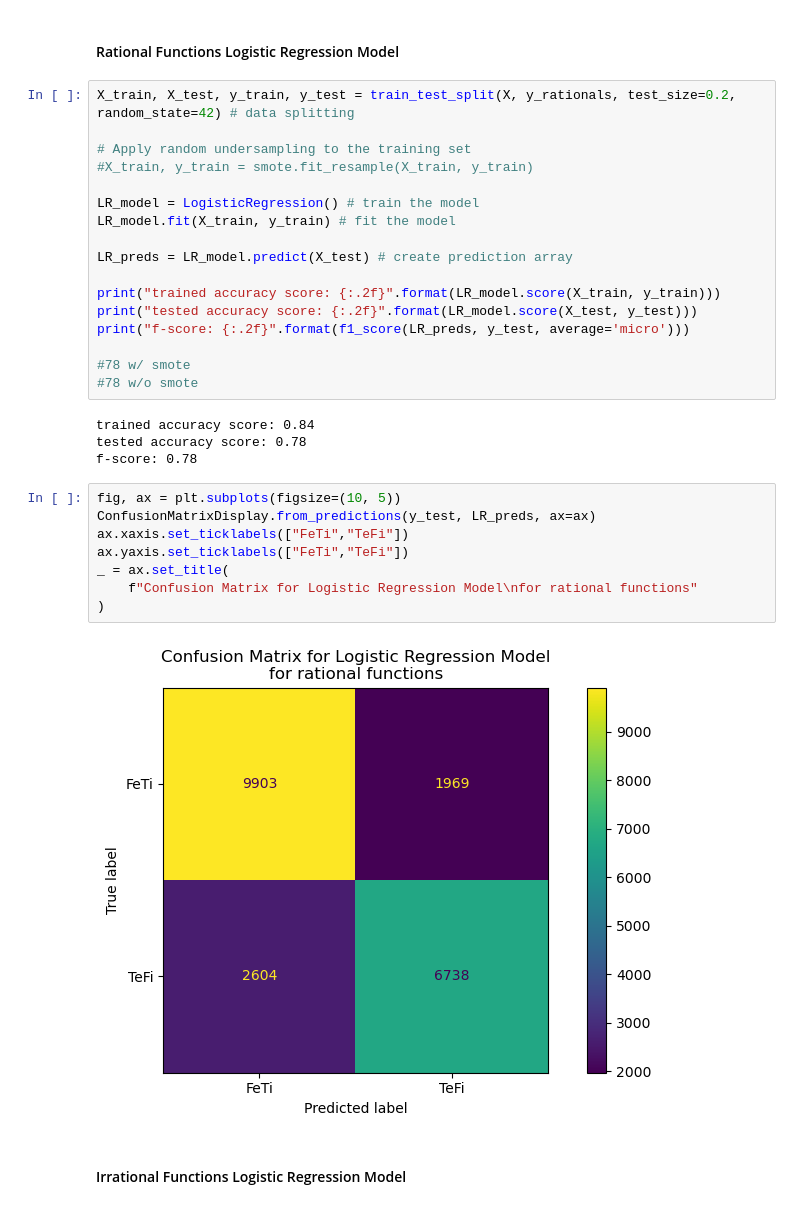
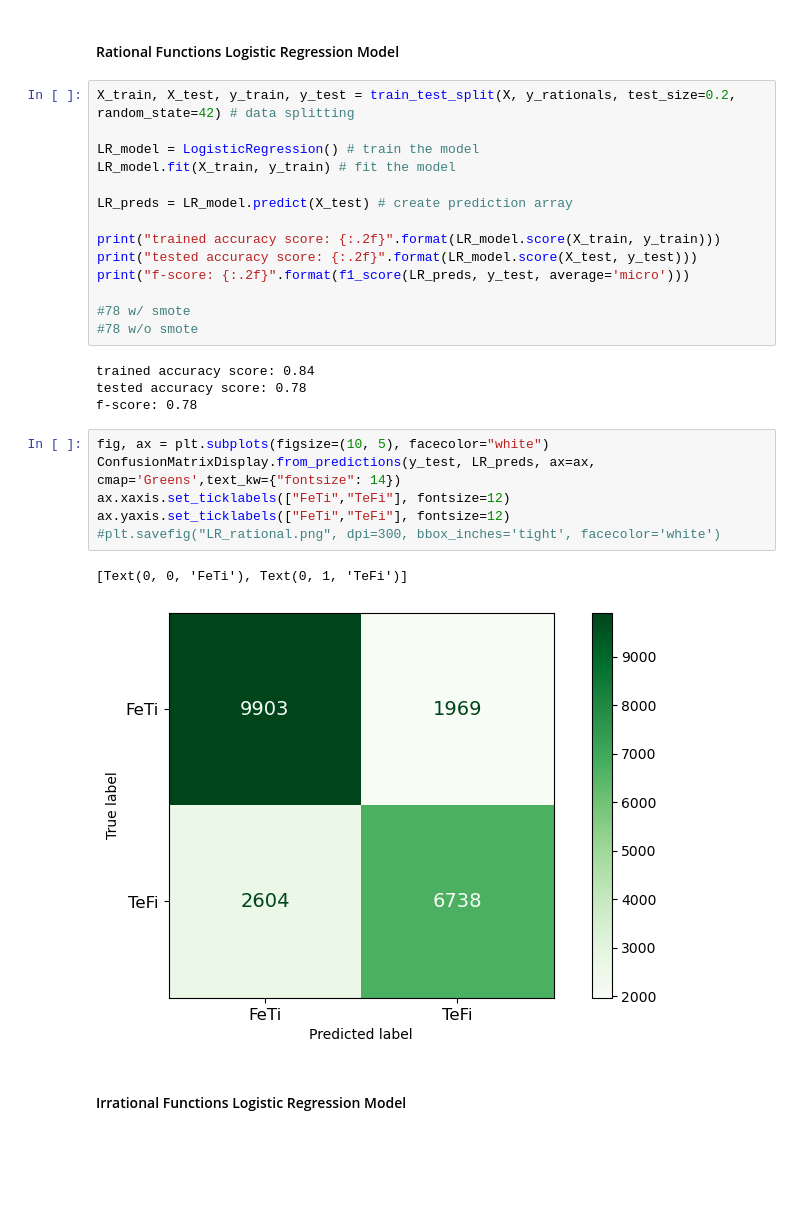
Before and after one commit to serenawarner/Myers-Briggs-Modeling, a Jupyter notebook: MBTI_Modeling.ipynb, the cells around one changed output. Saved outputs shown, nothing was run; the diff lists cells and outputs as text; blank space fills up the shorter version.

```diff
--- a/MBTI_Modeling.ipynb
+++ b/MBTI_Modeling.ipynb
@@ -165,9 +205,6 @@ smote = SMOTE(random_state=42)
 #### Rational Functions Logistic Regression Model
 # %%
 X_train, X_test, y_train, y_test = train_test_split(X, y_rationals, test_size=0.2, random_state=42) # data splitting
-
-# Apply random undersampling to the training set
-#X_train, y_train = smote.fit_resample(X_train, y_train)
 
 LR_model = LogisticRegression() # train the model
 LR_model.fit(X_train, y_train) # fit the model
@@ -185,15 +222,14 @@ trained accuracy score: 0.84
 tested accuracy score: 0.78
 f-score: 0.78
 # %%
-fig, ax = plt.subplots(figsize=(10, 5))
-ConfusionMatrixDisplay.from_predictions(y_test, LR_preds, ax=ax)
-ax.xaxis.set_ticklabels(["FeTi","TeFi"])
-ax.yaxis.set_ticklabels(["FeTi","TeFi"])
-_ = ax.set_title(
-    f"Confusion Matrix for Logistic Regression Model\nfor rational functions"
-)
+fig, ax = plt.subplots(figsize=(10, 5), facecolor="white")
+ConfusionMatrixDisplay.from_predictions(y_test, LR_preds, ax=ax, cmap='Greens',text_kw={"fontsize": 14})
+ax.xaxis.set_ticklabels(["FeTi","TeFi"], fontsize=12)
+ax.yaxis.set_ticklabels(["FeTi","TeFi"], fontsize=12)
+#plt.savefig("LR_rational.png", dpi=300, bbox_inches='tight', facecolor='white')
 # %% [output]
+[Text(0, 0, 'FeTi'), Text(0, 1, 'TeFi')]
-[figure, old version]
+[figure, new version]
 # %% [markdown]
 #### Irrational Functions Logistic Regression Model
 # %%
```
Also changed, not shown: parts of 26 cells of this notebook, 5 other files.
